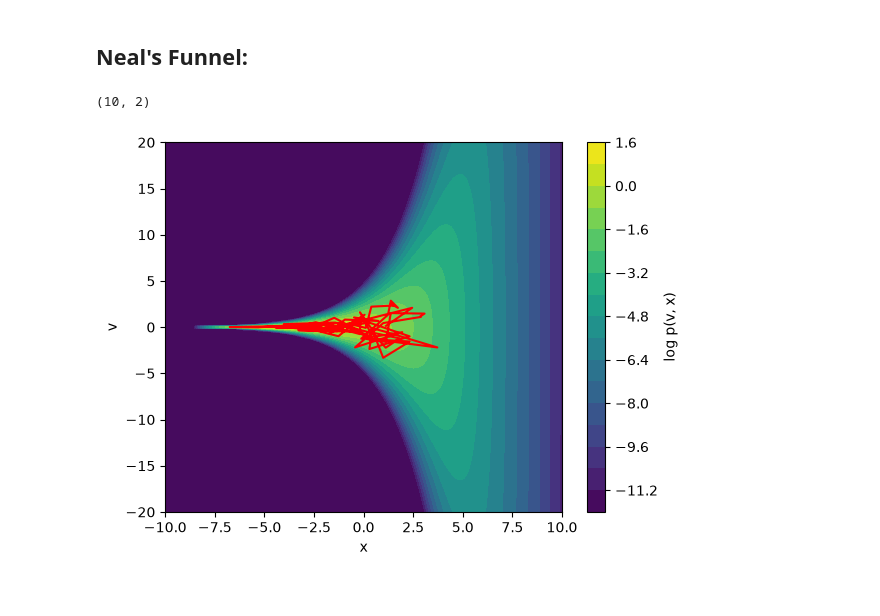
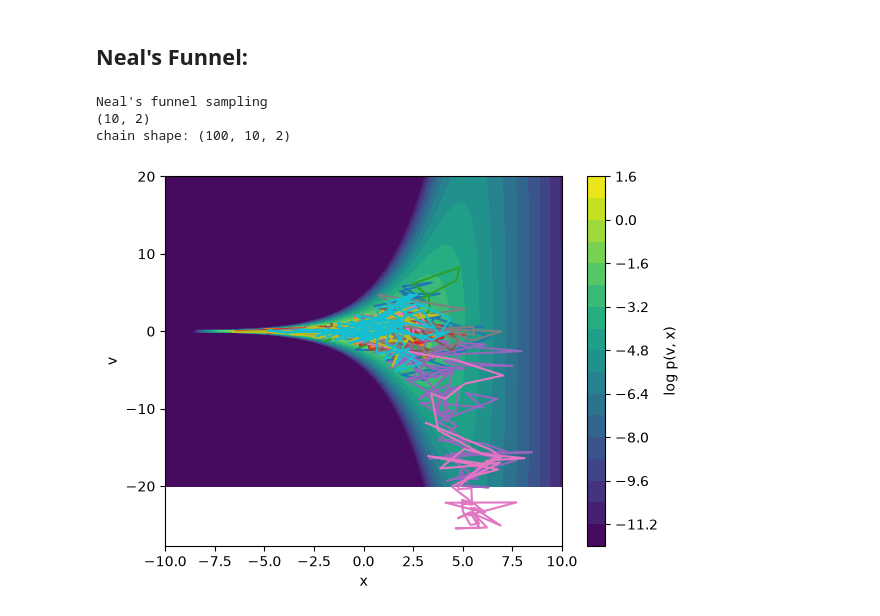
Before and after one commit to nickherrmann8503/Hamiltonian-MC, a Jupyter notebook: tests.ipynb, the cells around one changed output. Cells and saved outputs as stored; diff of their text form; code cells hidden in the pictures.

```diff
--- a/tests.ipynb
+++ b/tests.ipynb
@@ -15,32 +115,36 @@ from HamiltonianSampler import dchain
 # %% [markdown]
 ## Neal's Funnel:
 # %%
-# HMC
-L = 25
-dt = 0.2
-M = 10*np.eye(2)
-nsteps = 100
-rng = np.random.default_rng(42)
+nsteps, nwalkers, ndim = 100, 10, 2
+#burnin = nsteps // 5
 
-X0s = rng.normal(size=(10, 2))
-Xns = np.array(dchain(np.array(X0s),nsteps,dt,L,M))
-plt.plot(Xns[:,0,0],Xns[:,0,1],color="red")
+X0s = rng.normal(size=(nwalkers,ndim))
+sampler = emcee.EnsembleSampler(nwalkers,ndim,log_neal_funnel)
+
+sampler.run_mcmc(X0s,nsteps,progress=True)
+Xns = sampler.get_chain()
+print("chain shape:",Xns.shape)
+
+for i in range(nwalkers):
+    plt.plot(Xns[:,i,0],Xns[:,i,1])
 
 #plot neals funnel
 x = np.linspace(-20, 20, 300)
 v = np.linspace(-10, 10, 300)
 X, V = np.meshgrid(x, v)
 pos = np.dstack((V, X))
 
 logp = log_neal_funnel(pos)
 
 cf = plt.contourf(V,X, np.maximum(logp, -12), levels=20, cmap="viridis")
 plt.colorbar(cf, label="log p(v, x)")
 plt.xlabel("x")
 plt.ylabel("v")
 plt.show()
 # %% [output]
+Neal's funnel sampling
 (10, 2)
+chain shape: (100, 10, 2)
-[figure, old version]
+[figure, new version]
 # %%
 nsteps, nwalkers, ndim = 100, 10, 2
```
Also changed, not shown: parts of 4 cells of this notebook, 1 other file.
